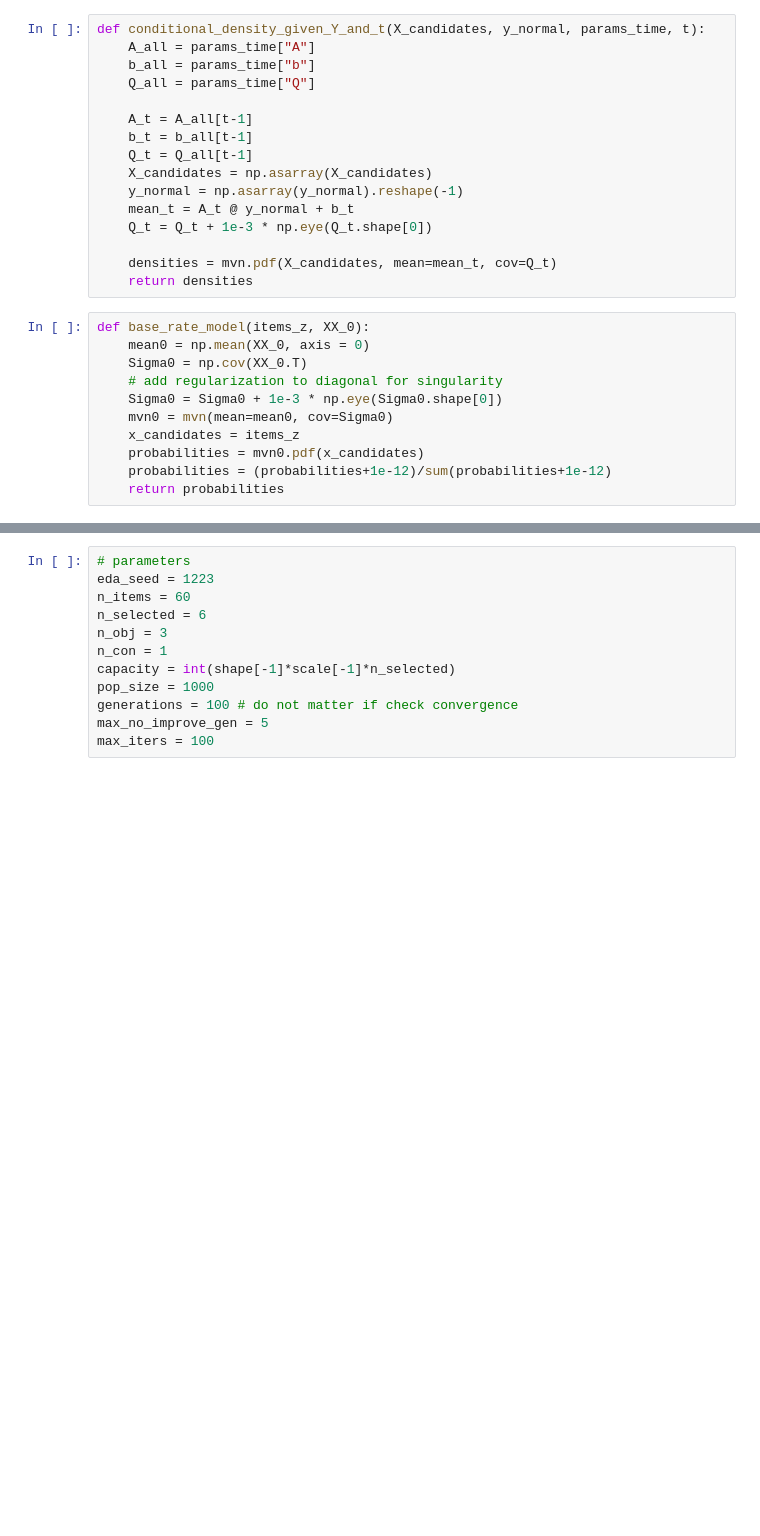
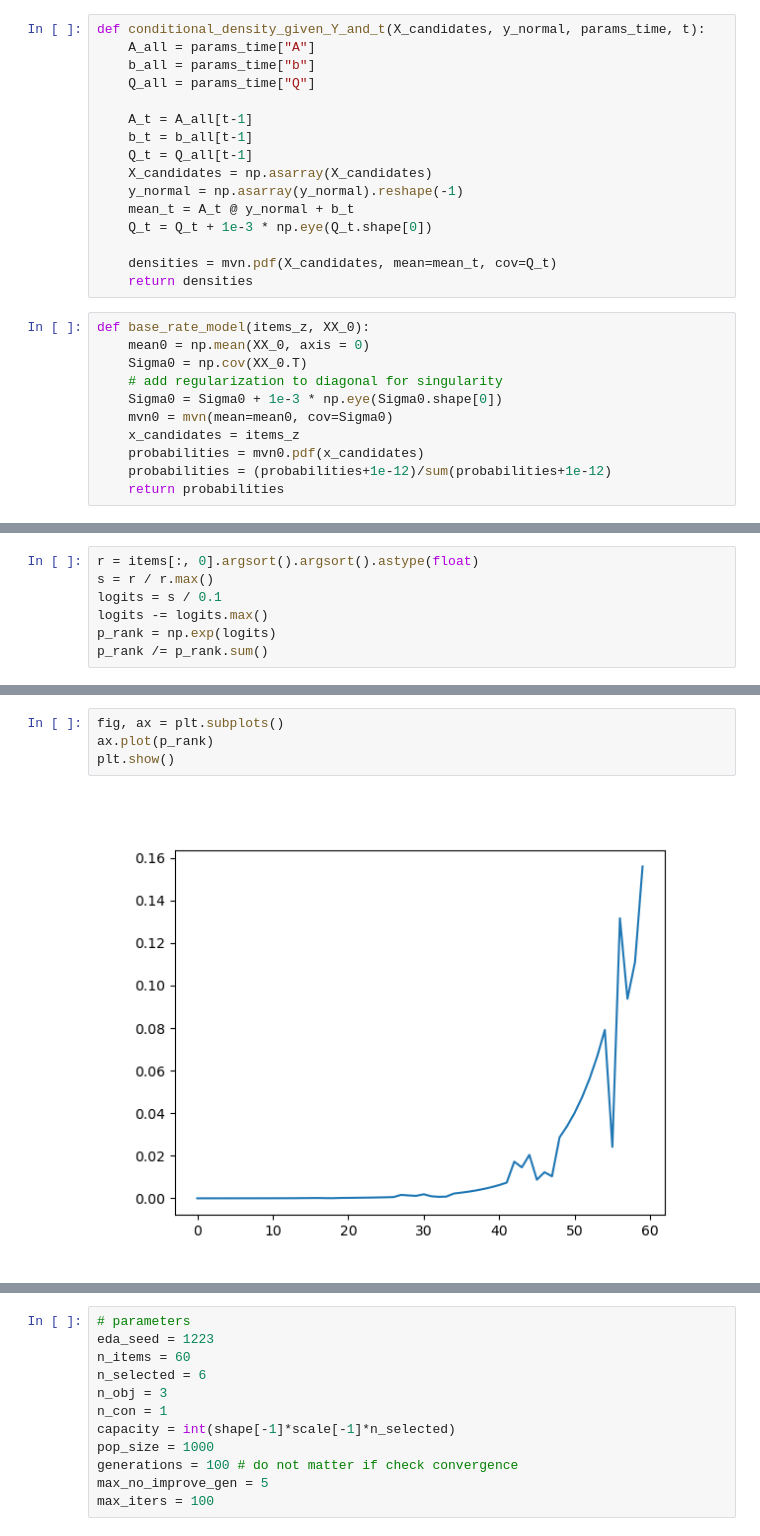
Before and after one commit to rameshsrinivasanuci/multiobjective, a Jupyter notebook: cp_eda.ipynb, the cells around one changed output, grey strips where cells are left out. Drawn from its saved outputs; the diff is of its cells as text; blank space fills up the shorter version.

```diff
--- a/cp_eda.ipynb
+++ b/cp_eda.ipynb
@@ -662,2 +1496,9 @@ items = kn['items'][162]
 shape = kn['shape']
 scale = kn['scale']
+# %%
+r = items[:, 0].argsort().argsort().astype(float)
+s = r / r.max()
+logits = s / 0.1
+logits -= logits.max()
+p_rank = np.exp(logits)
+p_rank /= p_rank.sum()
@@ -663,0 +1525,6 @@ scale = kn['scale']
+# %%
+fig, ax = plt.subplots()
+ax.plot(p_rank)
+plt.show()
+# %% [output]
+[figure, added]
```
Also changed, not shown: parts of 33 cells of this notebook.
